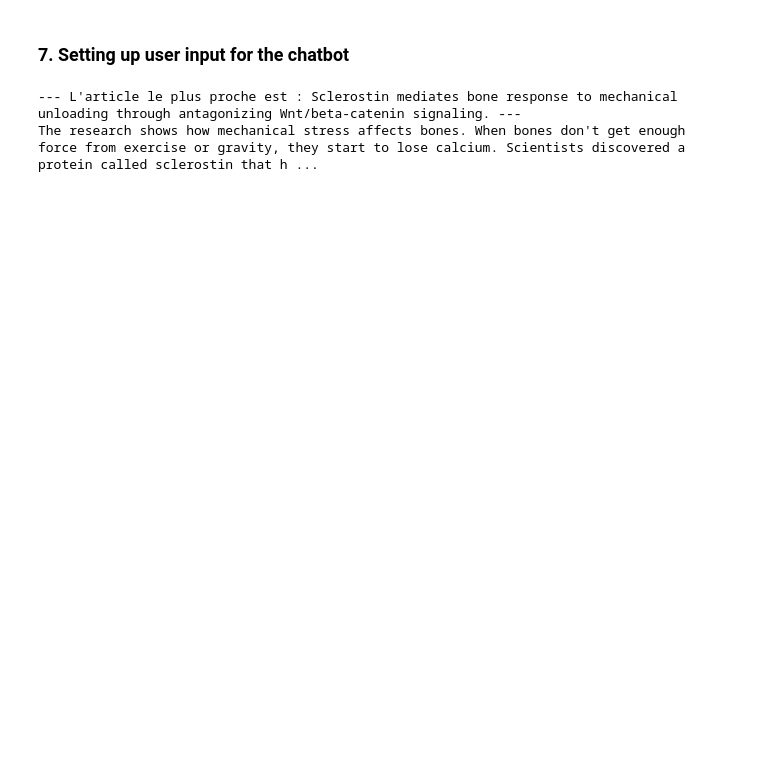
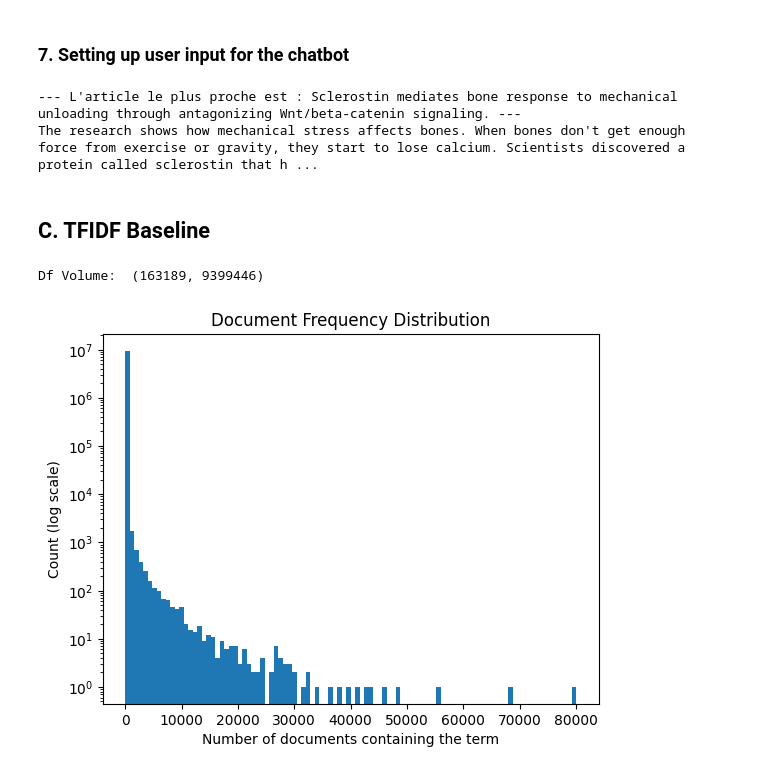
Before and after one commit to saidamoussaeva/Hands-on-NLP-Project, a Jupyter notebook: OptimusPrime_for_GoogleColab.ipynb, the cells around one changed output. Drawn from its saved outputs; the diff is of its cells as text; code cells hidden in the pictures; blank space fills up the shorter version.

```diff
--- a/OptimusPrime_for_GoogleColab.ipynb
+++ b/OptimusPrime_for_GoogleColab.ipynb
@@ -88,9 +94,11 @@ Files :
 # %%
-import pandas as pd
+# Connection to the drive
+#drive.mount('/content/drive')
+local_path = "Hands-on-NLP-Project"   # ⭐ Change your path
 
 
 # Corpus loading
-corpus_file = f"{local_path}/relish_documents.tsv"
+corpus_file = f"{local_path}/data/relish/relish_documents.tsv"  # ⭐ Change your path
 
 print("Loading corpus...")
 corpus_df = pd.read_csv(corpus_file, sep='\t')
@@ -348,3 +359,27 @@ print(resume)
 # %% [output]
 --- L'article le plus proche est : Sclerostin mediates bone response to mechanical unloading through antagonizing Wnt/beta-catenin signaling. ---
 The research shows how mechanical stress affects bones. When bones don't get enough force from exercise or gravity, they start to lose calcium. Scientists discovered a protein called sclerostin that h ...
+# %% [markdown]
+## C. TFIDF Baseline
+# %%
+from sklearn.feature_extraction.text import TfidfVectorizer
+import numpy as np
+import matplotlib.pyplot as plt
+
+corpus_df["text"] = corpus_df["title"] + " " + corpus_df["abstract"]
+
+vectorizer = TfidfVectorizer(stop_words="english",ngram_range=(1, 2))
+X = vectorizer.fit_transform(corpus_df["text"])
+print("Df Volume: ", X.shape)
+
+# Zipf law
+df = (X > 0).sum(axis=0).A1
+
+plt.hist(df, bins=100, log=True)
+plt.title("Document Frequency Distribution")
+plt.xlabel("Number of documents containing the term")
+plt.ylabel("Count (log scale)")
+plt.show()
+# %% [output]
+Df Volume:  (163189, 9399446)
+[figure, added]
```
Also changed, not shown: parts of 19 cells of this notebook.
